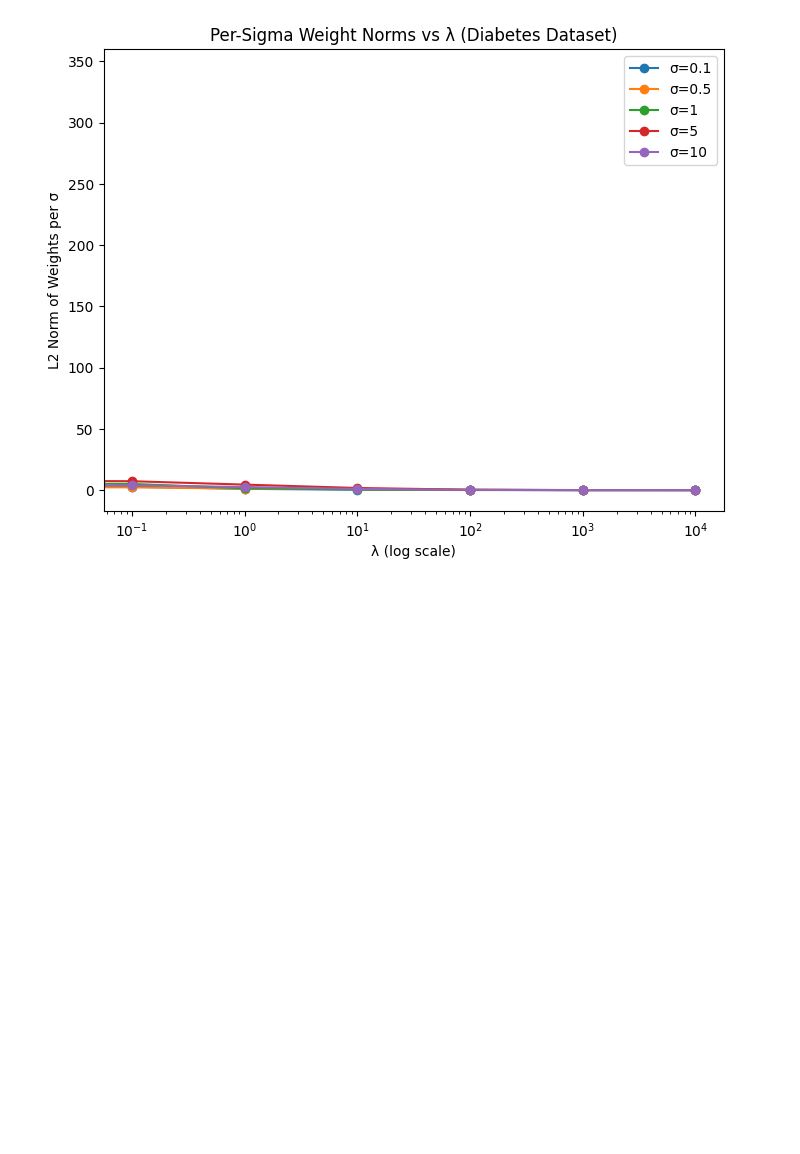
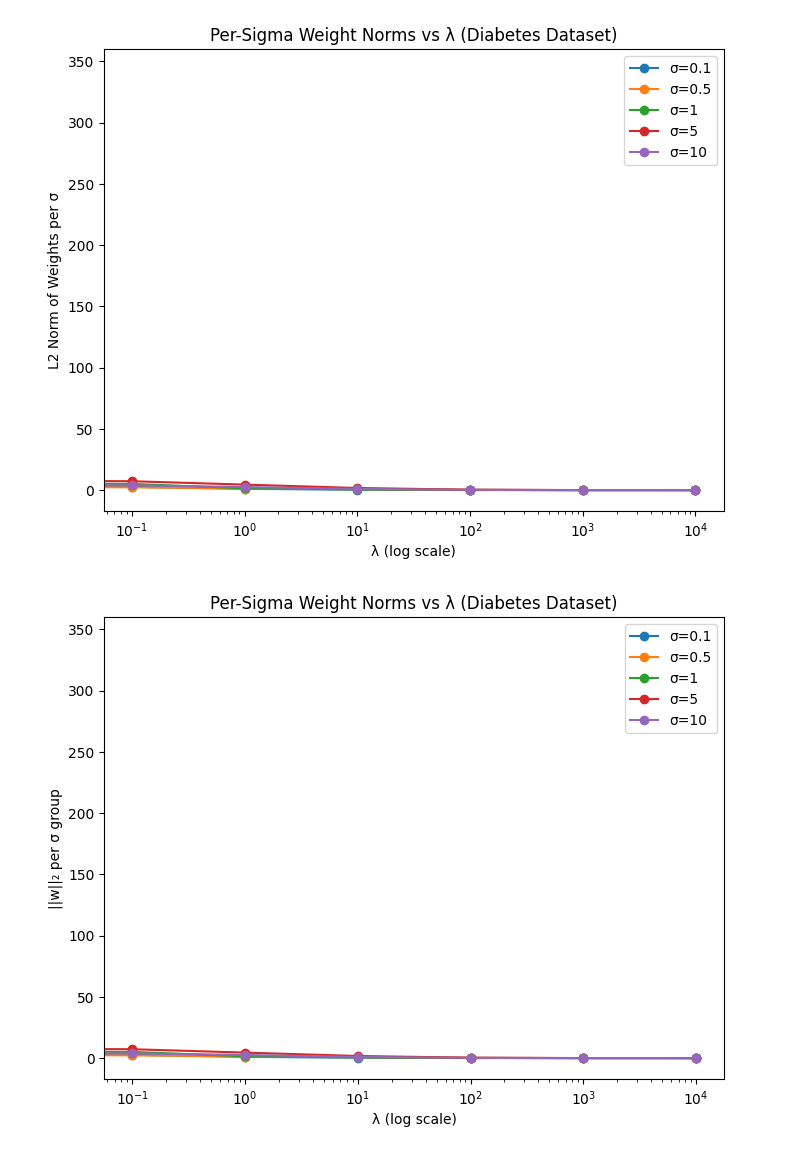
Before and after one commit to Priyanshu27083/ML_lab, a Jupyter notebook: pima_diabetes_ML_assignment1.ipynb, the cells around one changed output. Cells and saved outputs as stored; diff of their text form; code cells hidden in the pictures; blank space fills up the shorter version.

```diff
--- a/pima_diabetes_ML_assignment1.ipynb
+++ b/pima_diabetes_ML_assignment1.ipynb
@@ -338,3 +338,16 @@ plt.show()
 [figure]
 [figure]
 [figure]
+# %%
+# Plot per-sigma weight norms vs lambda
+plt.figure(figsize=(8,6))
+for sigma in sigmas:
+    plt.plot(lambdas, sigma_weight_norms[sigma], marker="o", label=f"σ={sigma}")
+plt.xscale("log")
+plt.xlabel("λ (log scale)")
+plt.ylabel("||w||₂ per σ group")
+plt.title("Per-Sigma Weight Norms vs λ (Diabetes Dataset)")
+plt.legend()
+plt.show()
+# %% [output]
+[figure, added]
```
Also changed, not shown: parts of 7 cells of this notebook.
